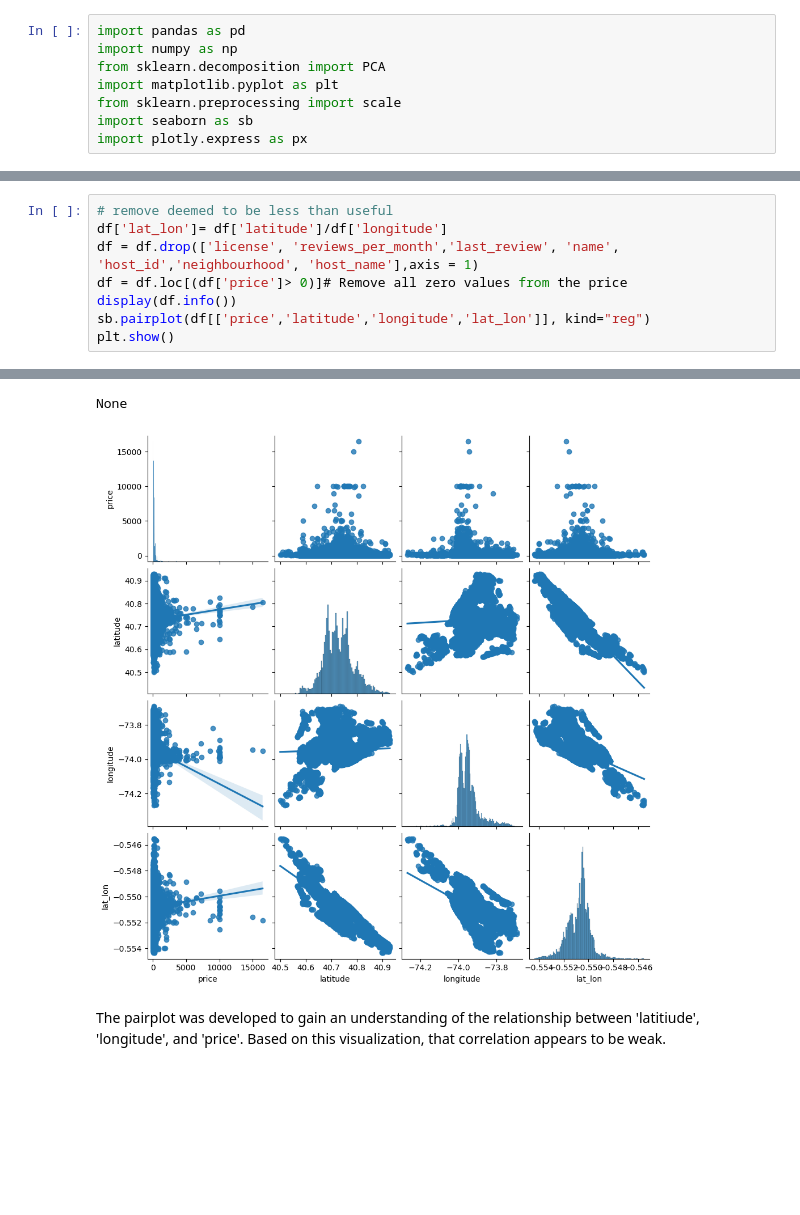
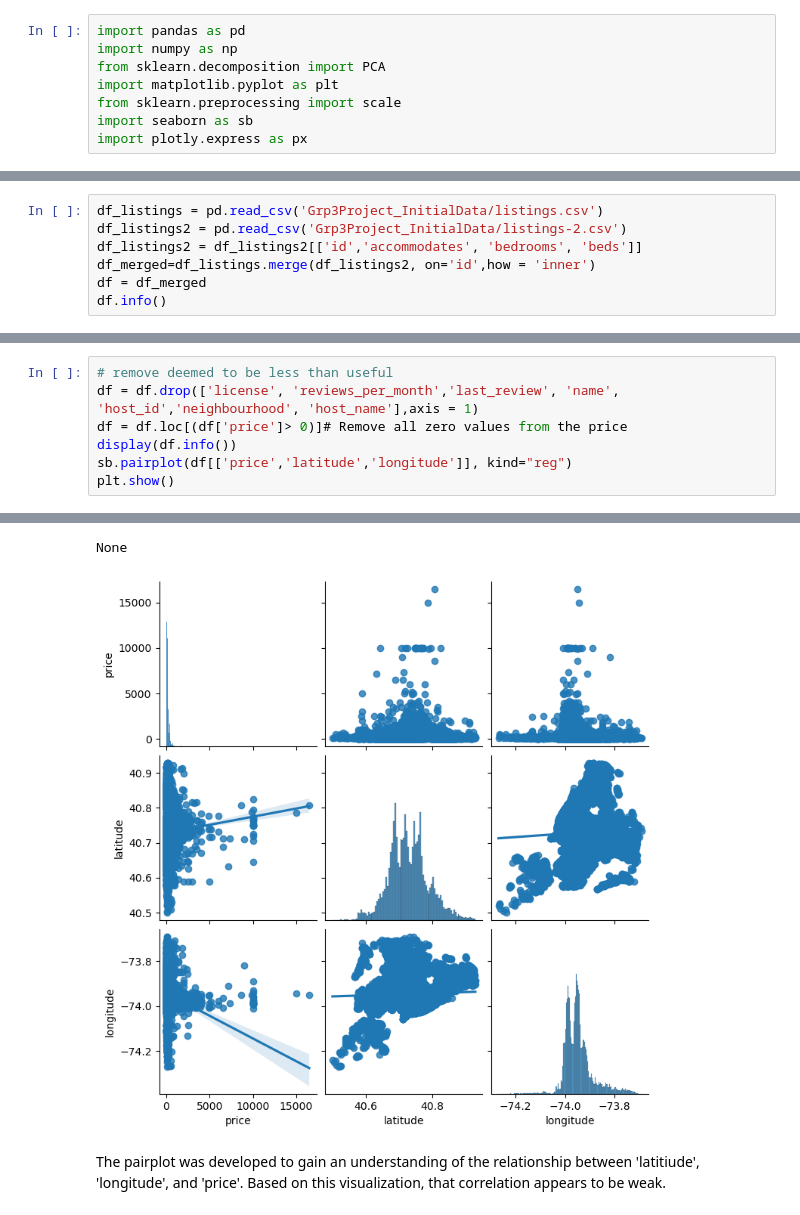
Before and after one commit to Naren1610/IST5520GrpProj, a Jupyter notebook: Grp_3_PCA_draft.ipynb, the cells around one changed output, grey strips where cells are left out. Drawn from its saved outputs; the diff is of its cells as text; blank space fills up the shorter version.

```diff
--- a/Grp_3_PCA_draft.ipynb
+++ b/Grp_3_PCA_draft.ipynb
@@ -35,0 +14,7 @@ None
+# %%
+df_listings = pd.read_csv('Grp3Project_InitialData/listings.csv')
+df_listings2 = pd.read_csv('Grp3Project_InitialData/listings-2.csv')
+df_listings2 = df_listings2[['id','accommodates', 'bedrooms', 'beds']]
+df_merged=df_listings.merge(df_listings2, on='id',how = 'inner')
+df = df_merged
+df.info()
@@ -36,10 +39,9 @@ None
 # %%
 # remove deemed to be less than useful
-df['lat_lon']= df['latitude']/df['longitude']
 df = df.drop(['license', 'reviews_per_month','last_review', 'name', 'host_id','neighbourhood', 'host_name'],axis = 1)
 df = df.loc[(df['price']> 0)]# Remove all zero values from the price
 display(df.info())
-sb.pairplot(df[['price','latitude','longitude','lat_lon']], kind="reg")
+sb.pairplot(df[['price','latitude','longitude']], kind="reg")
 plt.show()
 # %% [output]
 <class 'pandas.core.frame.DataFrame'>
@@ -64,5 +64,5 @@ memory usage: 4.0+ MB
 None
-[figure, old version]
+[figure, new version]
 # %% [markdown]
 The pairplot was developed to gain an understanding of the relationship between 'latitiude', 'longitude', and 'price'. Based on this visualization, that correlation appears to be weak.
 # %% [markdown]
```
Also changed, not shown: parts of 19 cells of this notebook.
